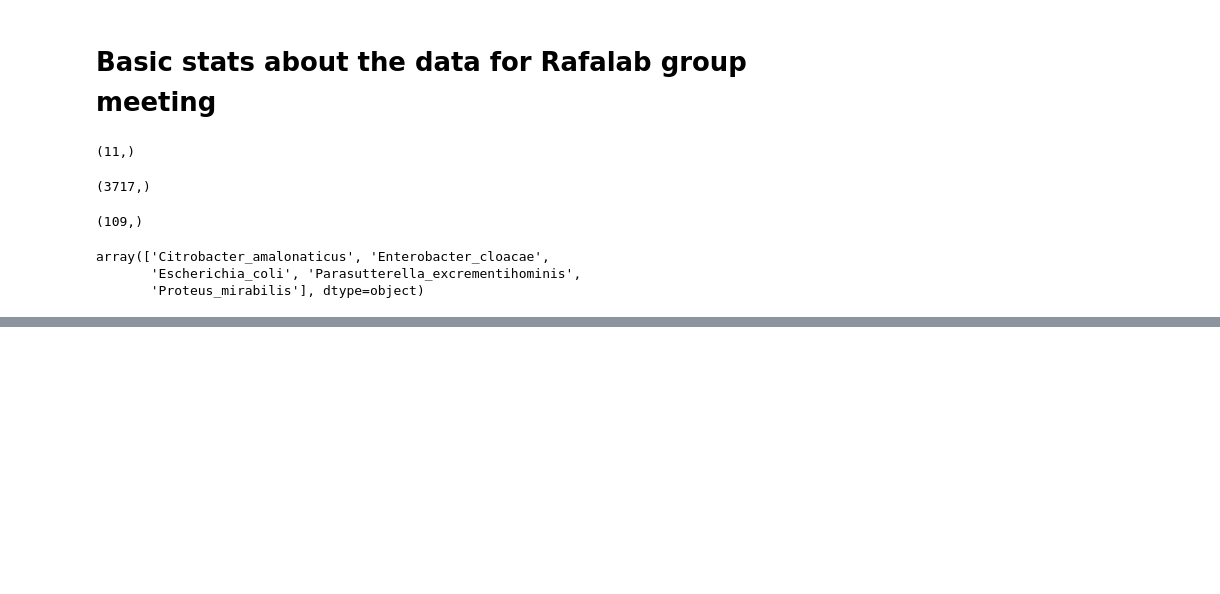
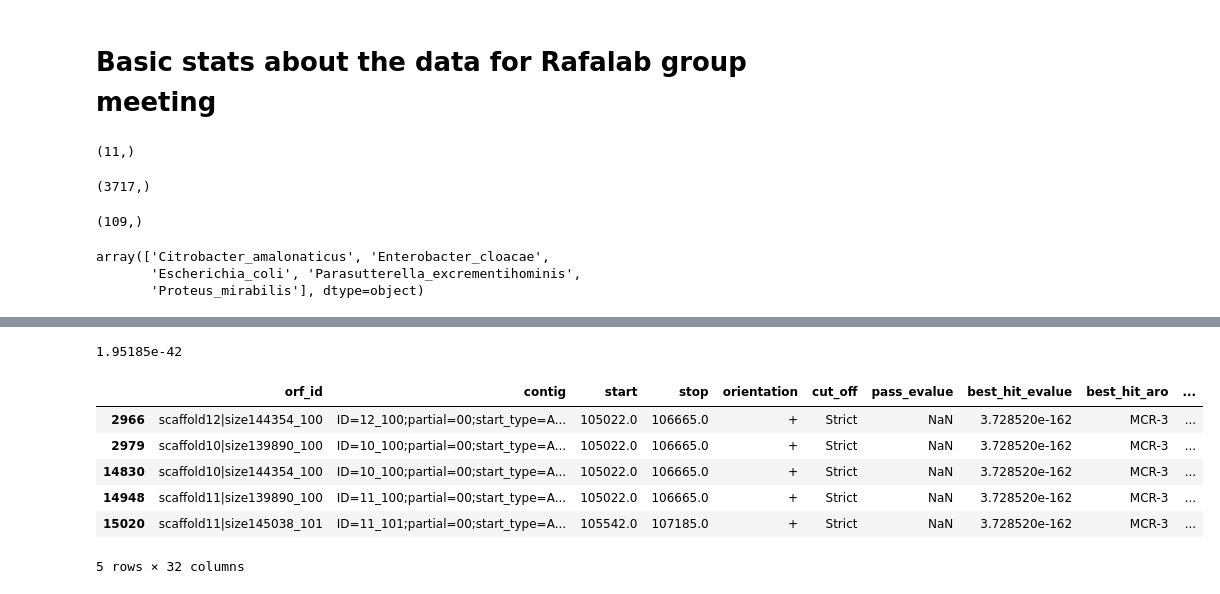
Before and after one commit to cduvallet/amr-risk, a Jupyter notebook: src/exploration/2018-05-02.explore_strict_results.ipynb, the cells around one changed output, grey strips where cells are left out. Saved outputs shown, nothing was run; the diff lists cells and outputs as text; code cells hidden in the pictures; blank space fills up the shorter version.

```diff
--- a/src/exploration/2018-05-02.explore_strict_results.ipynb
+++ b/src/exploration/2018-05-02.explore_strict_results.ipynb
@@ -486,0 +602,15 @@ array(['Citrobacter_amalonaticus', 'Enterobacter_cloacae',
+# %%
+df['best_hit_evalue'].max()
+# %% [output]
+1.95185e-42
+# %%
+df['best_identities'].min()
+df.query('best_identities == 44.96')
+# %% [output]
+|  | orf_id | contig | start | stop | orientation | cut_off | pass_evalue | best_hit_evalue | best_hit_aro | ... |
+| 2966 | scaffold12|size144354_100 | ID=12_100;partial=00;start_type=A... | 105022.0 | 106665.0 | + | Strict | NaN | 3.728520e-162 | MCR-3 | ... |
+| 2979 | scaffold10|size139890_100 | ID=10_100;partial=00;start_type=A... | 105022.0 | 106665.0 | + | Strict | NaN | 3.728520e-162 | MCR-3 | ... |
+| 14830 | scaffold10|size144354_100 | ID=10_100;partial=00;start_type=A... | 105022.0 | 106665.0 | + | Strict | NaN | 3.728520e-162 | MCR-3 | ... |
+| 14948 | scaffold11|size139890_100 | ID=11_100;partial=00;start_type=A... | 105022.0 | 106665.0 | + | Strict | NaN | 3.728520e-162 | MCR-3 | ... |
+| 15020 | scaffold11|size145038_101 | ID=11_101;partial=00;start_type=A... | 105542.0 | 107185.0 | + | Strict | NaN | 3.728520e-162 | MCR-3 | ... |
+5 rows × 32 columns
```
Also changed, not shown: parts of 10 cells of this notebook, 1 other file.
